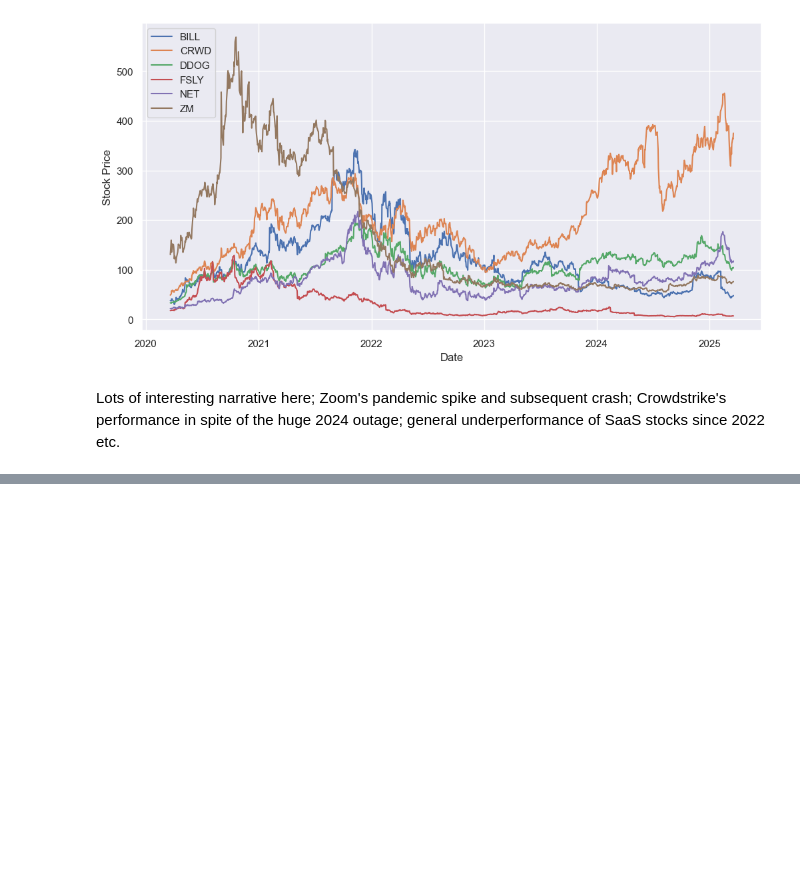
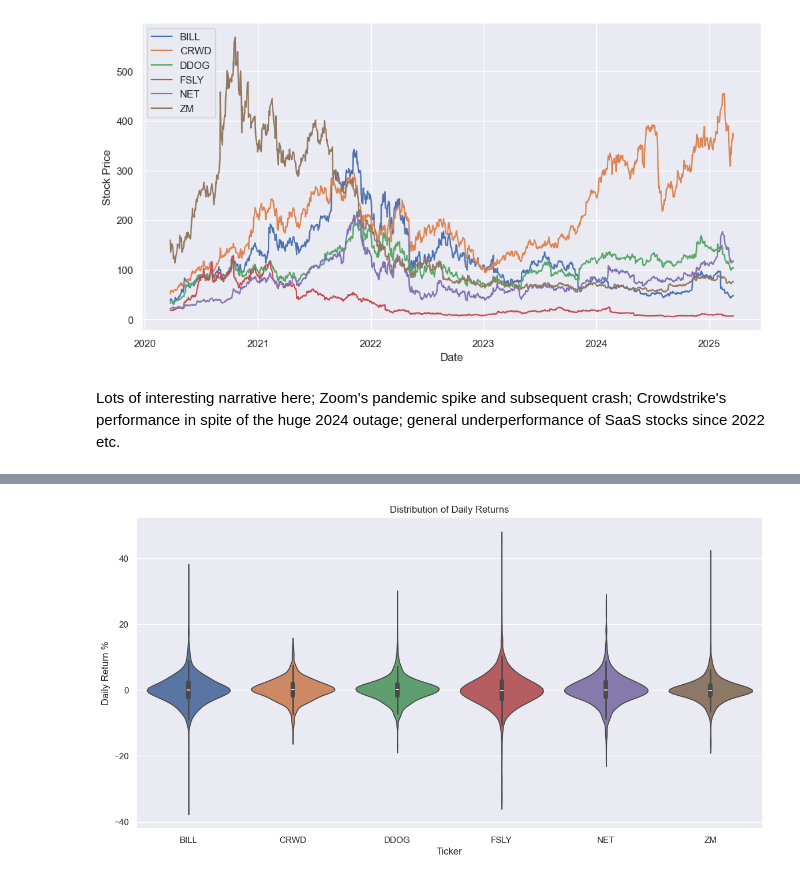
Before and after one commit to msicrow/SaaS-Stock-Prediction, a Jupyter notebook: EDA.ipynb, the cells around one changed output, grey strips where cells are left out. Drawn from its saved outputs; the diff is of its cells as text; code cells hidden in the pictures; blank space fills up the shorter version.

Commit message:
added violin plot for daily return distribution

```diff
--- a/EDA.ipynb
+++ b/EDA.ipynb
@@ -57,0 +58,6 @@ plt.ylabel("% Gain / Loss");
+# %%
+plt.figure(figsize=(14, 7))
+sns.violinplot(historical_data["Close"].pct_change() * 100).set_title("Distribution of Daily Returns")
+plt.ylabel("Daily Return %");
+# %% [output]
+[figure, added]
```
Also changed, not shown: parts of 3 cells of this notebook.
